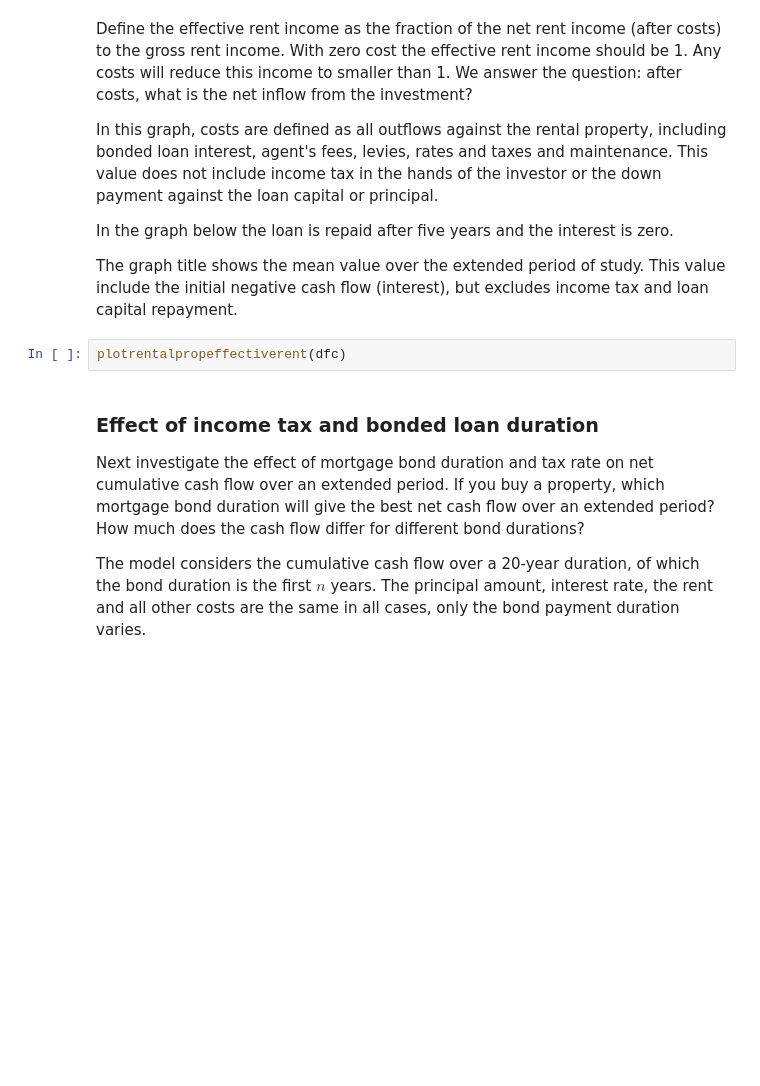
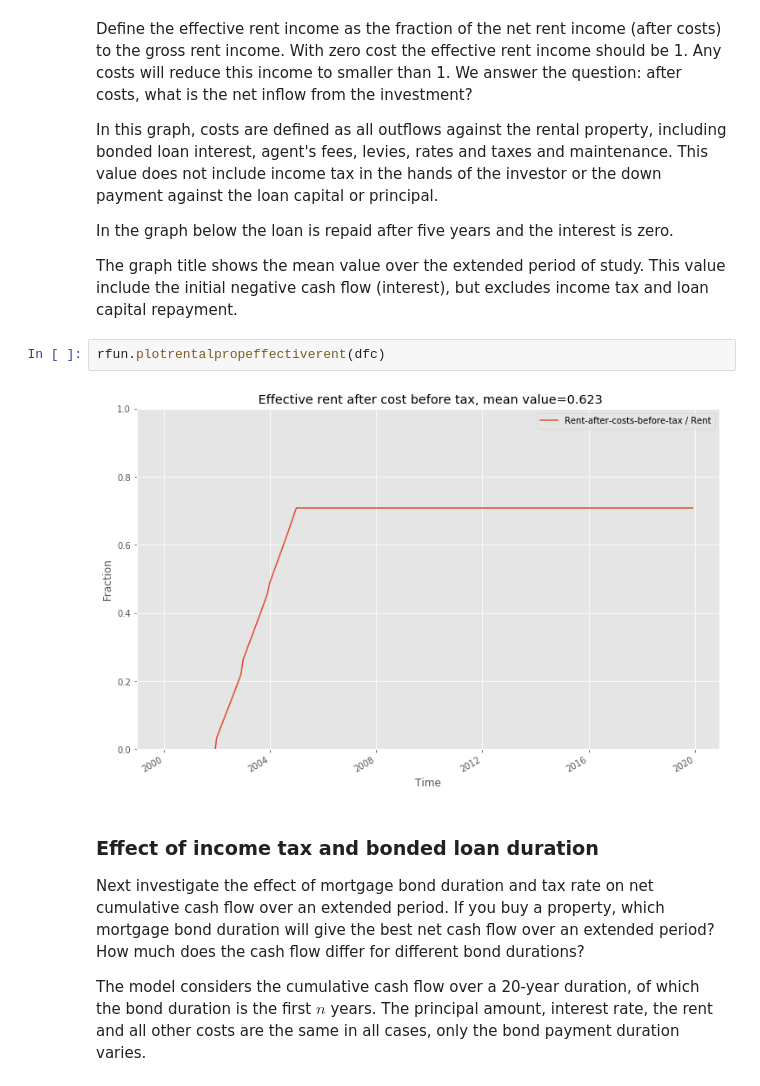
Before and after one commit to NelisW/RetirementPlanning, a Jupyter notebook: PersonalFinancialPlanning.ipynb, the cells around one changed output. Saved outputs shown, nothing was run; the diff lists cells and outputs as text; blank space fills up the shorter version.

```diff
--- a/PersonalFinancialPlanning.ipynb
+++ b/PersonalFinancialPlanning.ipynb
@@ -964,8 +352,10 @@ This value does not include income tax in the hands of the investor or the down
 In the graph below the loan is repaid after five years and the interest is zero.
 
 The graph title shows the mean value over the extended period of study. This value include the initial negative cash flow (interest), but excludes income tax and loan capital repayment.
-# %%
-plotrentalpropeffectiverent(dfc)
+# %%
+rfun.plotrentalpropeffectiverent(dfc)
+# %% [output]
+[figure, added]
 # %% [markdown]
 ### Effect of income tax and  bonded loan duration
 
```
Also changed, not shown: parts of 63 cells of this notebook, 5 other files.
